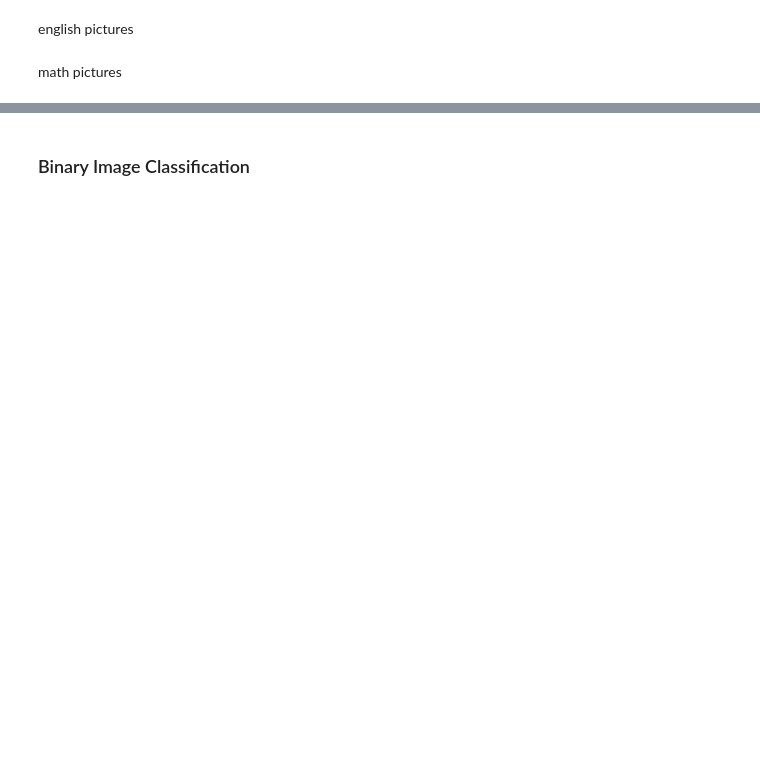
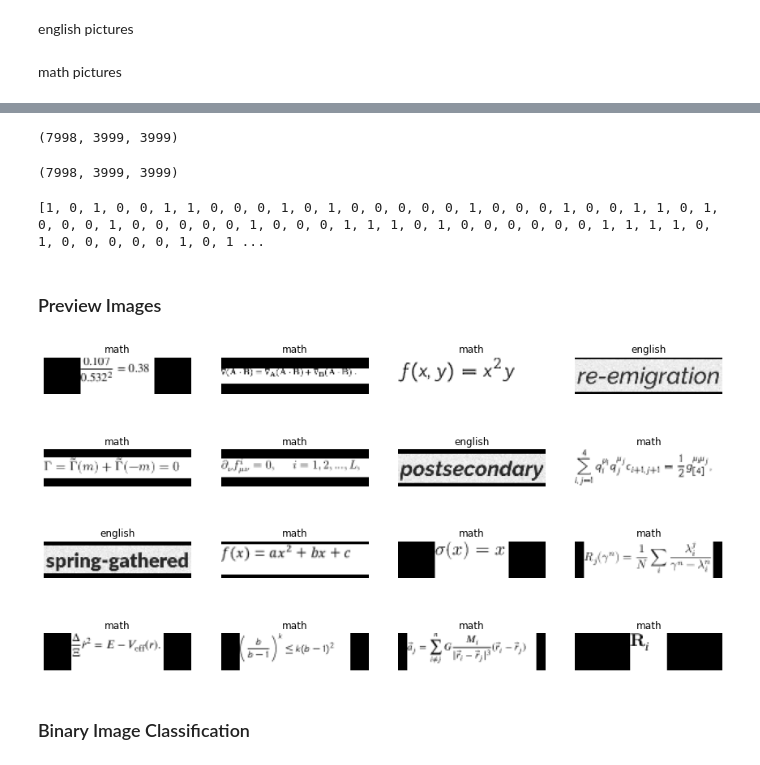
Before and after one commit to danyentezari/bn-ocr, a Jupyter notebook: BN_Image_DSP.ipynb, the cells around one changed output, grey strips where cells are left out. Saved outputs shown, nothing was run; the diff lists cells and outputs as text; code cells hidden in the pictures; blank space fills up the shorter version.

```diff
--- a/BN_Image_DSP.ipynb
+++ b/BN_Image_DSP.ipynb
@@ -470,10 +579,58 @@ for fi in os.listdir(math_images_path):
-# %%
-english_images_path = './binary_classification_data/english'
-
-n_images = len( os.listdir(english_images_path))
-
-for fi in os.listdir(english_images_path):
-    data_F.append(f'./binary_classification_data/english/{fi}')
-    data_L.append('english')
+# %%
+train_img_paths, validation_img_paths, train_labels_cleaned, validation_labels_cleaned = train_test_split(data_F, data_L, test_size=0.5, random_state=0)
+validation_img_paths, test_img_paths, validation_labels_cleaned, test_labels_cleaned = train_test_split(validation_img_paths, validation_labels_cleaned, test_size=0.5, random_state=1)
+# %%
+len(train_img_paths), len(validation_img_paths), len(test_img_paths)
+# %% [output]
+(7998, 3999, 3999)
+# %%
+len(train_labels_cleaned), len(validation_labels_cleaned), len(test_labels_cleaned)
+# %% [output]
+(7998, 3999, 3999)
+# %%
+train_ds = prepare_dataset(train_img_paths, train_labels_cleaned)
+validation_ds = prepare_dataset(validation_img_paths, validation_labels_cleaned)
+test_ds = prepare_dataset(test_img_paths, test_labels_cleaned)
+# %%
+#print(train_img_paths[0:45])
+print(train_labels_cleaned[200:300])
+# %% [output]
+[1, 0, 1, 0, 0, 1, 1, 0, 0, 0, 1, 0, 1, 0, 0, 0, 0, 0, 1, 0, 0, 0, 1, 0, 0, 1, 1, 0, 1, 0, 0, 0, 1, 0, 0, 0, 0, 0, 1, 0, 0, 0, 1, 1, 1, 0, 1, 0, 0, 0, 0, 0, 0, 1, 1, 1, 1, 0, 1, 0, 0, 0, 0, 0, 1, 0, 1 ...
+# %% [markdown]
+### Preview Images
+# %%
+for data in train_ds.take(1):
+    # images, labels = data["image"], data["label"]
+    images, labels = data[0], data[1]
+
+    _, ax = plt.subplots(4, 4, figsize=(15, 8))
+
+    for i in range(16):
+
+
+        img = images[i]
+        img = tf.image.flip_left_right(img)
+        img = tf.transpose(img, perm=[1, 0, 2])
+        img = (img * 255.0).numpy().clip(0, 255).astype(np.uint8)
+        img = img[:, :, 0]
+
+        # Gather indices where label!= padding_token.
+        label = labels[i]
+        if (label == 0):
+          label = 'math'
+        else:
+          label = 'english'
+        #indices = tf.gather(label, tf.where(tf.math.not_equal(label, padding_token)))
+        # Convert to string.
+        #label = tf.strings.reduce_join(num_to_char(indices))
+        #label = label.numpy().decode("utf-8")
+        ax[i // 4, i % 4].imshow(img, cmap="gray")
+        ax[i // 4, i % 4].set_title(label)
+        ax[i // 4, i % 4].axis("off")
+
+
+plt.show()
+# %% [output]
+[figure, added]
 # %% [markdown]
 ### Binary Image Classification
```
Also changed, not shown: parts of 26 cells of this notebook.
